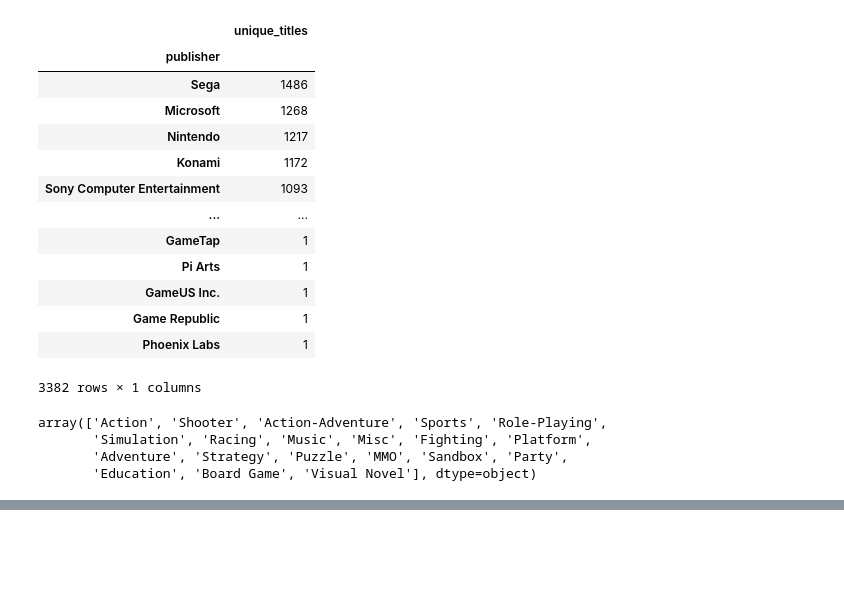
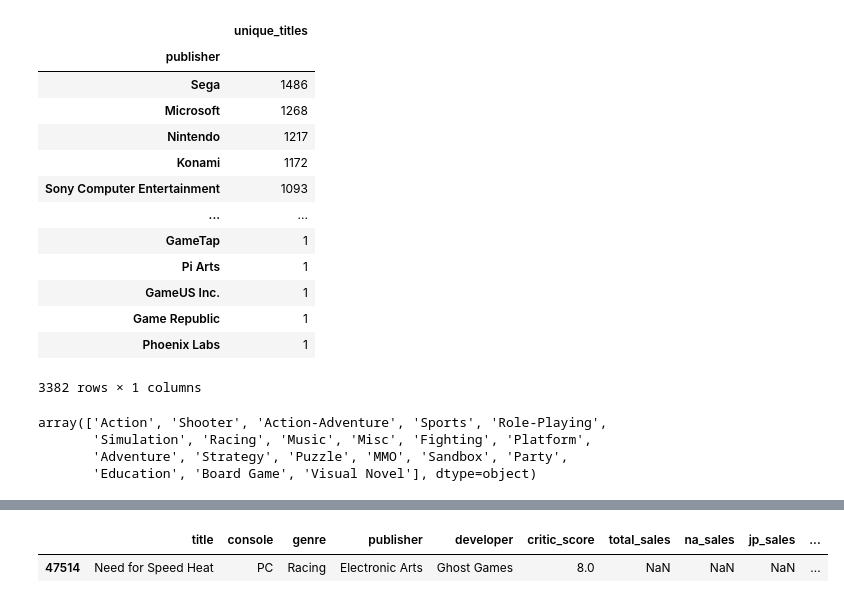
Before and after one commit to smartestnerdfromtown/Video-Game-Sales-Analysis, a Jupyter notebook: analysis.ipynb, the cells around one changed output, grey strips where cells are left out. Cells and saved outputs as stored; diff of their text form; code cells hidden in the pictures; blank space fills up the shorter version.

```diff
--- a/analysis.ipynb
+++ b/analysis.ipynb
@@ -216,0 +235,5 @@ The Total sales of Role-Playing games in Japan: 130.56
+# %%
+df.sample(1)
+# %% [output]
+|  | title | console | genre | publisher | developer | critic_score | total_sales | na_sales | jp_sales | ... |
+| 47514 | Need for Speed Heat | PC | Racing | Electronic Arts | Ghost Games | 8.0 | NaN | NaN | NaN | ... |
```
Also changed, not shown: parts of 4 cells of this notebook.
